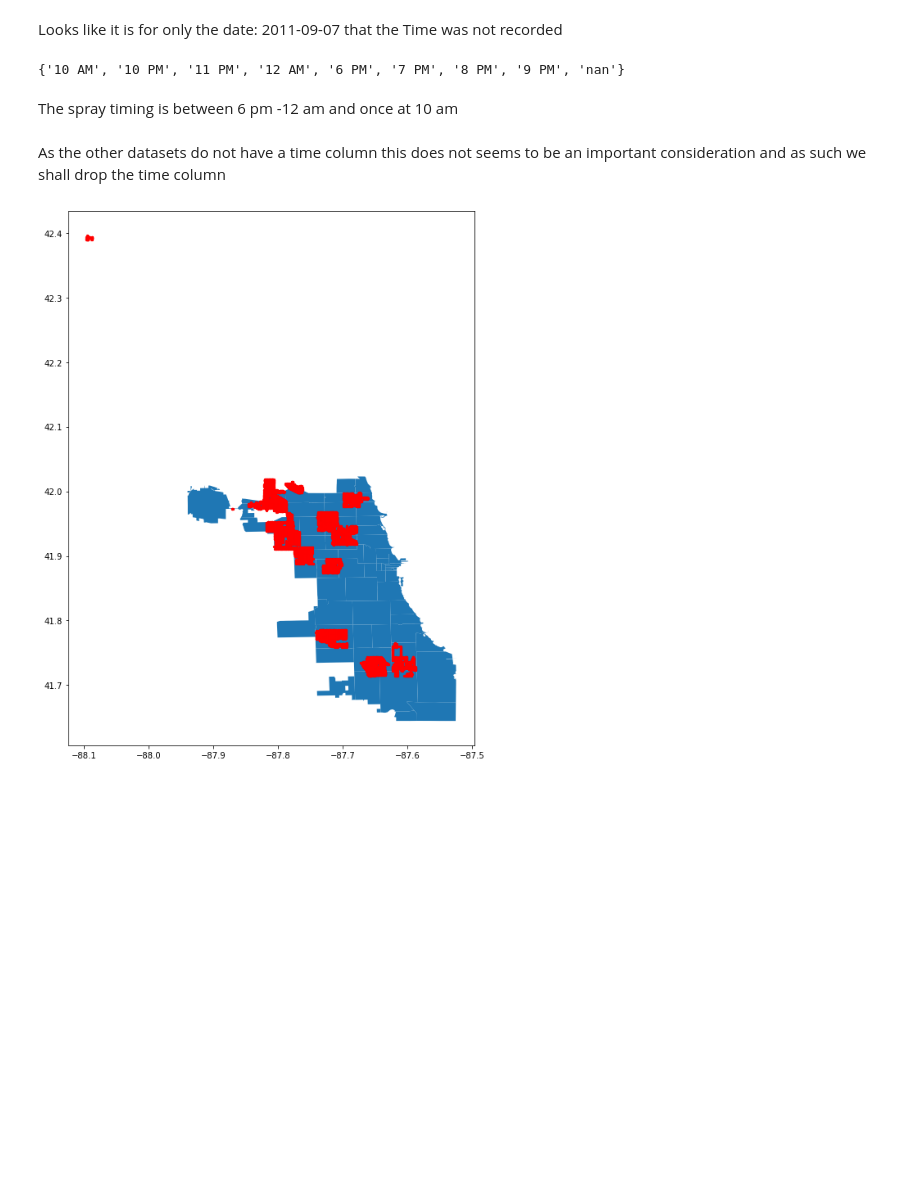
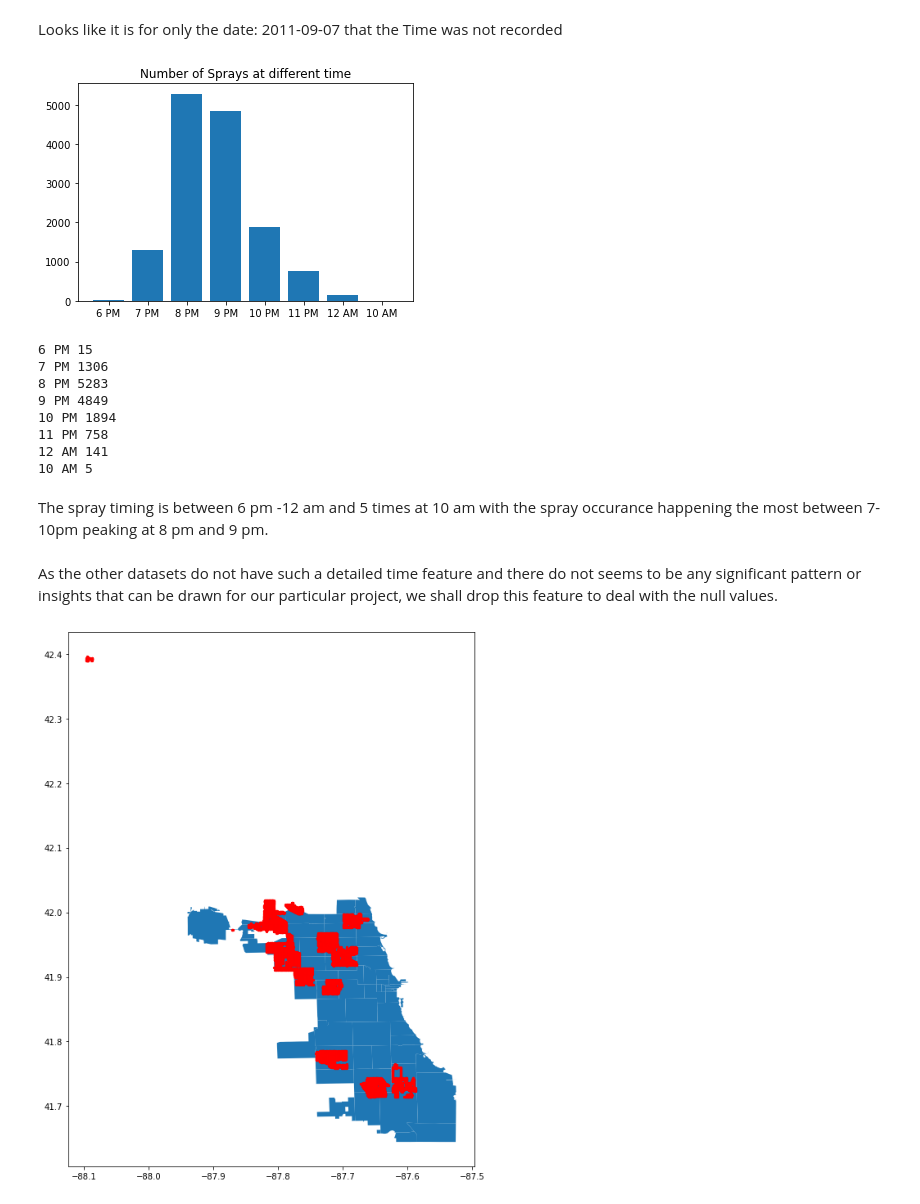
Before and after one commit to MadnugKG/P4---West-Nile-Virus, a Jupyter notebook: code/2. Clean Dataset_Spray.ipynb, the cells around one changed output. Cells and saved outputs as stored; diff of their text form; code cells hidden in the pictures; blank space fills up the shorter version.

```diff
--- a/code/2. Clean Dataset_Spray.ipynb
+++ b/code/2. Clean Dataset_Spray.ipynb
@@ -58,15 +58,36 @@ Looks like it is for only the date: 2011-09-07 that the Time was not recorded
 # %%
 # Look at the range of timing
 time = df.Time.astype(str)
-time_list = []
-for i,s in enumerate(time):
-    time_list.append(time[i][:time[i].find(':')]+time[i][time[i].find(' '):])
-set(time_list)
+
+time_list = [time[i][:time[i].find(':')]+time[i][time[i].find(' '):] for i,s in enumerate(time)]
+
+#Plot out the count of spray at different timing
+time_dict = collections.Counter(time_list)
+del time_dict['nan']
+time_dict['10 AM'] = time_dict.pop('10 AM')
+
+timing = time_dict.keys()
+count = time_dict.values()
+
+plt.title('Number of Sprays at different time')
+plt.bar(timing, count)
+plt.show()
+
+for k,v in time_dict.items():
+    print(k,v)
 # %% [output]
+[figure, added]
-{'10 AM', '10 PM', '11 PM', '12 AM', '6 PM', '7 PM', '8 PM', '9 PM', 'nan'}
+6 PM 15
+7 PM 1306
+8 PM 5283
+9 PM 4849
+10 PM 1894
+11 PM 758
+12 AM 141
+10 AM 5
 # %% [markdown]
-The spray timing is between 6 pm -12 am and once at 10 am
+The spray timing is between 6 pm -12 am and 5 times at 10 am with the spray occurance happening the most between 7-10pm peaking at 8 pm and 9 pm.
 # %% [markdown]
-As the other datasets do not have a time column this does not seems to be an important consideration and as such we shall drop the time column
+As the other datasets do not have such a detailed time feature and there do not seems to be any significant pattern or insights that can be drawn for our particular project, we shall drop this feature to deal with the null values.
 # %%
 df.drop('Time',axis=1,inplace=True)
```
Also changed, not shown: parts of 6 cells of this notebook, 1 other file.
